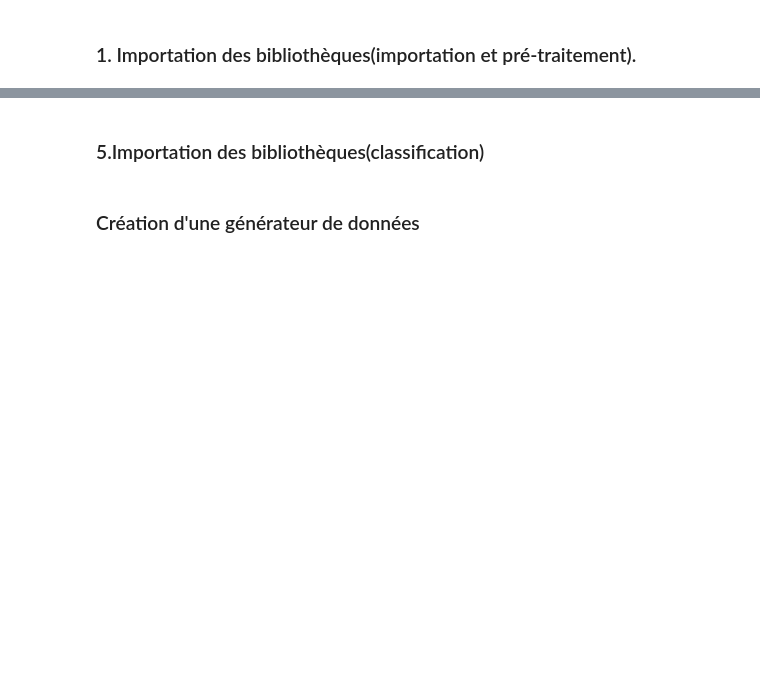
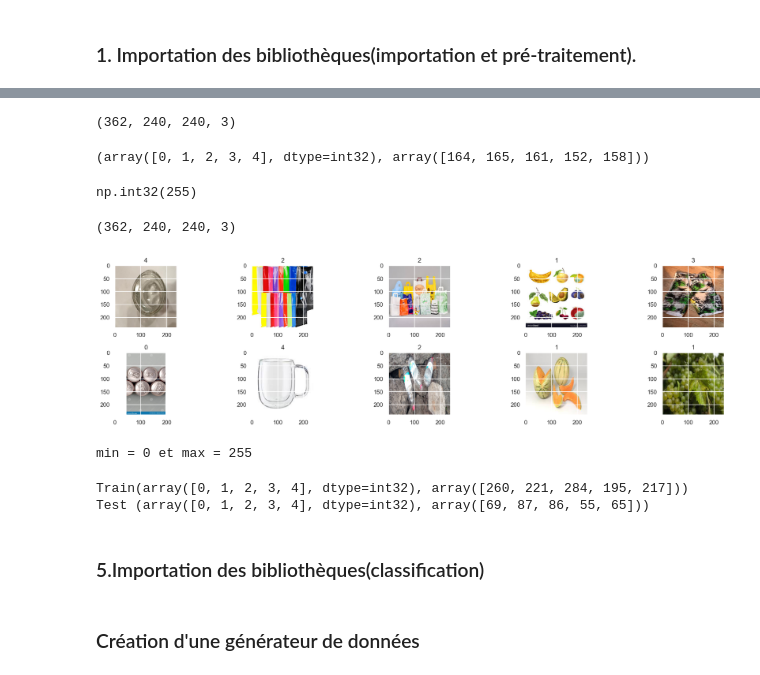
Before and after one commit to soirfaneabdallah/GestionsDechet, a Jupyter notebook: Classification_tensorflow_notebook_Sklearn.ipynb, the cells around one changed output, grey strips where cells are left out. Saved outputs shown, nothing was run; the diff lists cells and outputs as text; code cells hidden in the pictures; blank space fills up the shorter version.

```diff
--- a/Classification_tensorflow_notebook_Sklearn.ipynb
+++ b/Classification_tensorflow_notebook_Sklearn.ipynb
@@ -37,0 +32,2 @@ plt.hist(X_train[0][0][0],bins=5)
+# %%
+(X_train_lc, y_train_lc), (X_test_lc, y_test_lc) = df_local.create_data(test_size=0.3)
@@ -37,0 +38,2 @@ plt.hist(X_train[0][0][0],bins=5)
+# %%
+X_selct, y_select = outils.select_data(X_train = X_train_pb, y_train = y_train_pb, n = 200, random_state = 40)
@@ -37,0 +44,2 @@ plt.hist(X_train[0][0][0],bins=5)
+# %%
+X_train_, X_test_, y_train_, y_test_ = train_test_split(X_selct, y_select, test_size = 0.2, random_state= 40)
@@ -38,3 +50,48 @@ plt.hist(X_train[0][0][0],bins=5)
+# %%
+X_test_.shape
+# %% [output]
+(362, 240, 240, 3)
+# %%
+print(np.unique(y_train_,return_counts=True))
+# %% [output]
+(array([0, 1, 2, 3, 4], dtype=int32), array([164, 165, 161, 152, 158]))
+# %%
+X_train_t, y_train_t, X_test_t, y_test_t = outils.concat_datasets(X_train_,
+                                                              y_train_,
+                                                              X_test_,
+                                                              y_test_,
+                                                              X_train_lc,
+                                                              y_train_lc,
+                                                              X_test_lc,
+                                                              y_test_lc)
+# %%
+X_train_t.max()
+# %% [output]
+np.int32(255)
+# %%
+X_test_t.shape
+# %% [output]
+(362, 240, 240, 3)
+# %%
+plt.figure(figsize=(18,9))
+for i in range(1,11):
+    plt.subplot(4,5,i)
+    plt.imshow(X_test_t[i])
+    plt.title(y_test_t[i])
+    plt.tight_layout()
+plt.show()
+# %% [output]
+[figure, added]
+# %%
+print(f"min = {np.min(X_train_pb)} et max = {np.max(X_train_pb)}")
+# %% [output]
+min = 0 et max = 255
+# %%
+print(f'Train{np.unique(y_train_t,return_counts=True)}')
+print(f'Test {np.unique(y_test_t,return_counts=True)}')
+# %% [output]
+Train(array([0, 1, 2, 3, 4], dtype=int32), array([260, 221, 284, 195, 217]))
+Test (array([0, 1, 2, 3, 4], dtype=int32), array([69, 87, 86, 55, 65]))
 # %% [markdown]
 ### 5.Importation des bibliothèques(classification)
 # %%
```
Also changed, not shown: parts of 84 cells of this notebook.
